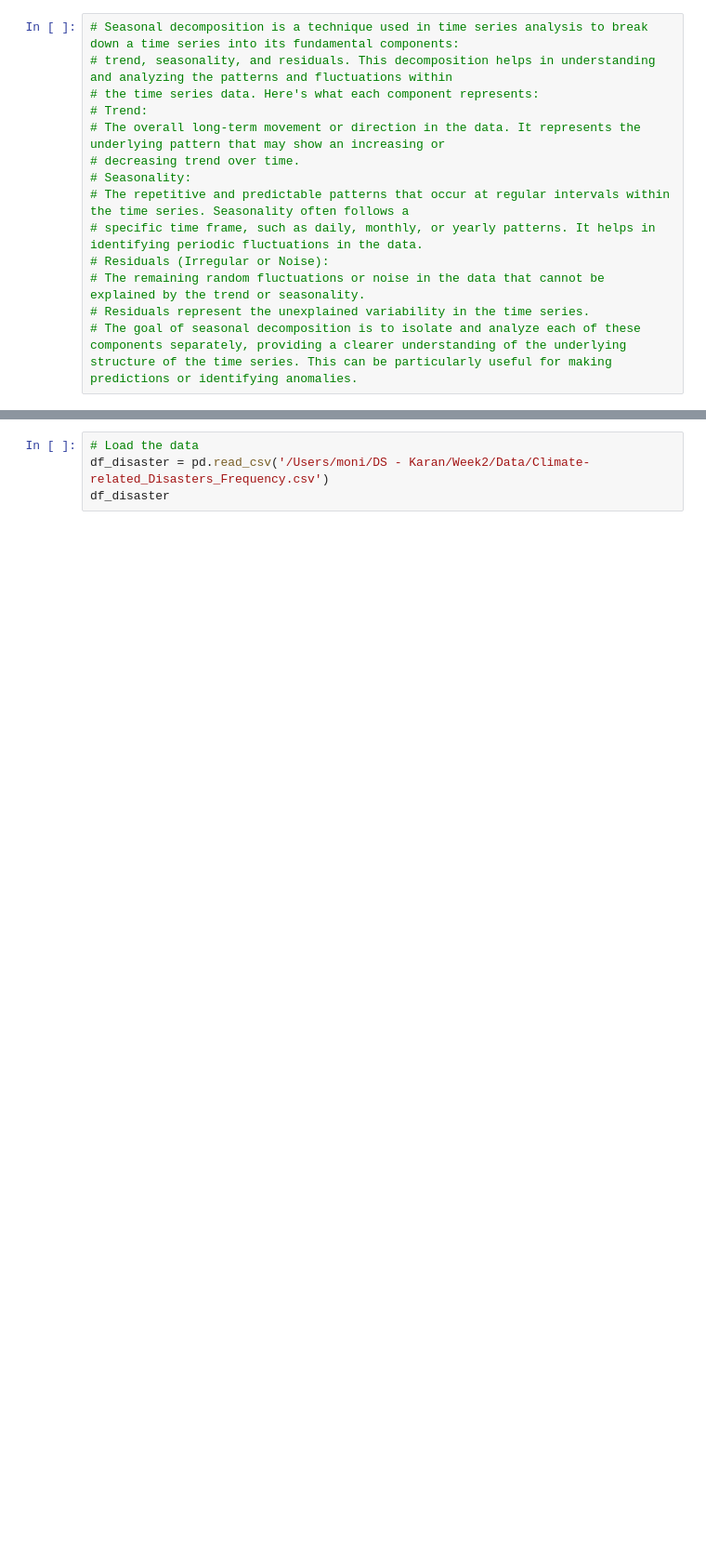
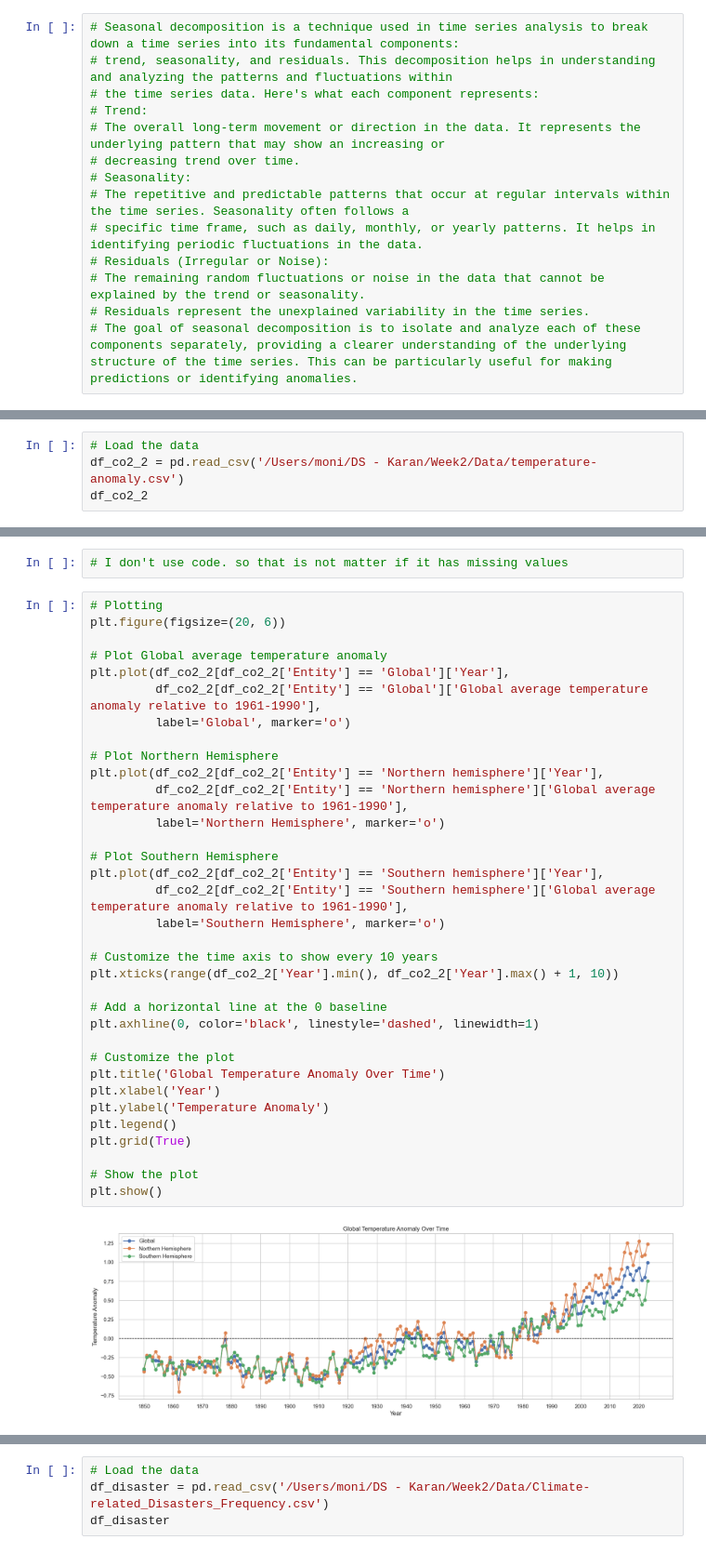
Before and after one commit to mona-shiri/Climate_change, a Jupyter notebook: climate_change.ipynb, the cells around one changed output, grey strips where cells are left out. Shown at 93% size. Saved outputs shown, nothing was run; the diff lists cells and outputs as text; blank space fills up the shorter version.

Commit message:
Add new plots

```diff
--- a/climate_change.ipynb
+++ b/climate_change.ipynb
@@ -686,0 +668,4 @@ plt.show()
+# %%
+# Load the data
+df_co2_2 = pd.read_csv('/Users/moni/DS - Karan/Week2/Data/temperature-anomaly.csv')
+df_co2_2
@@ -686,0 +697,38 @@ plt.show()
+# %%
+# I don't use code. so that is not matter if it has missing values
+# %%
+# Plotting
+plt.figure(figsize=(20, 6))
+
+# Plot Global average temperature anomaly
+plt.plot(df_co2_2[df_co2_2['Entity'] == 'Global']['Year'],
+         df_co2_2[df_co2_2['Entity'] == 'Global']['Global average temperature anomaly relative to 1961-1990'],
+         label='Global', marker='o')
+
+# Plot Northern Hemisphere
+plt.plot(df_co2_2[df_co2_2['Entity'] == 'Northern hemisphere']['Year'],
+         df_co2_2[df_co2_2['Entity'] == 'Northern hemisphere']['Global average temperature anomaly relative to 1961-1990'],
+         label='Northern Hemisphere', marker='o')
+
+# Plot Southern Hemisphere
+plt.plot(df_co2_2[df_co2_2['Entity'] == 'Southern hemisphere']['Year'],
+         df_co2_2[df_co2_2['Entity'] == 'Southern hemisphere']['Global average temperature anomaly relative to 1961-1990'],
+         label='Southern Hemisphere', marker='o')
+
+# Customize the time axis to show every 10 years
+plt.xticks(range(df_co2_2['Year'].min(), df_co2_2['Year'].max() + 1, 10))
+
+# Add a horizontal line at the 0 baseline
+plt.axhline(0, color='black', linestyle='dashed', linewidth=1)
+
+# Customize the plot
+plt.title('Global Temperature Anomaly Over Time')
+plt.xlabel('Year')
+plt.ylabel('Temperature Anomaly')
+plt.legend()
+plt.grid(True)
+
+# Show the plot
+plt.show()
+# %% [output]
+[figure, added]
```
Also changed, not shown: parts of 30 cells of this notebook, 3 other files.
